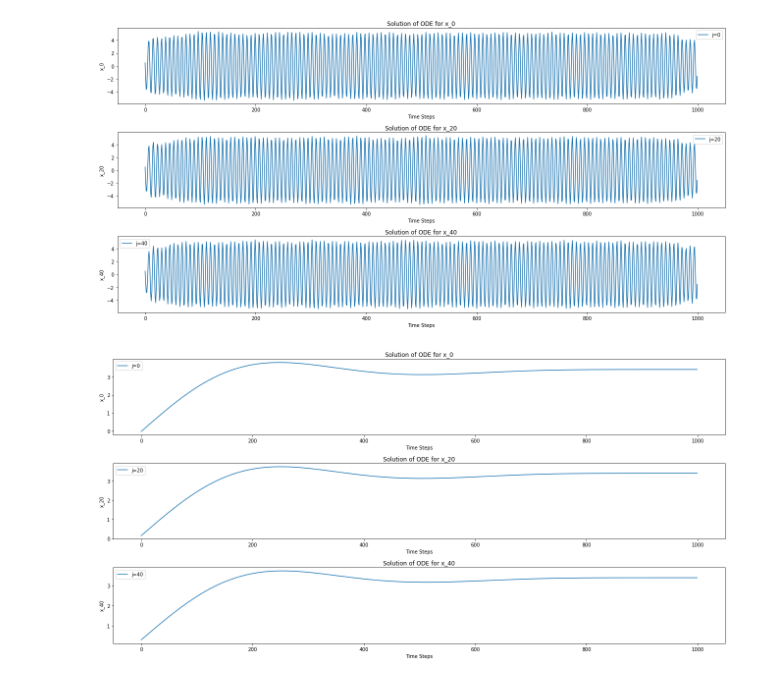
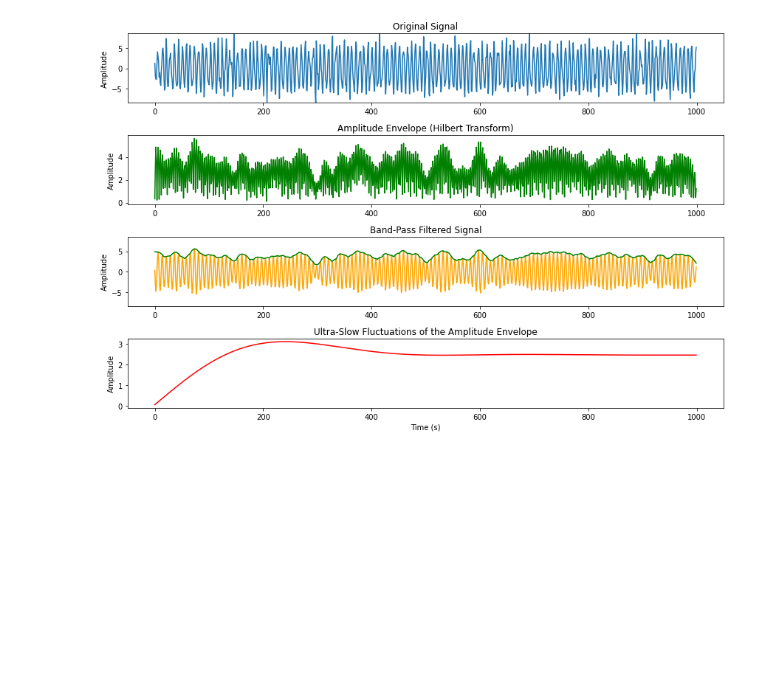
Before and after one commit to shayan823/Deco-Group-1A, a Jupyter notebook: PythonNotebooks/signal_processing.ipynb, the cells around one changed output. Saved outputs shown, nothing was run; the diff lists cells and outputs as text; code cells hidden in the pictures; blank space fills up the shorter version.

```diff
--- a/PythonNotebooks/signal_processing.ipynb
+++ b/PythonNotebooks/signal_processing.ipynb
@@ -70,8 +90,0 @@ for i in range(78):
-# %%
-plot_x_values(filtered_x)
-# %% [output]
-[figure, removed]
-# %%
-# Calculate the Hilbert transform to get the instantaneous amplitude
-amplitude_env_x = np.abs(hilbert(filtered_x))
-amplitude_env_y = np.abs(hilbert(filtered_y))
@@ -82,8 +90,0 @@ ultra_slow_y = np.zeros_like(amplitude_env_y)
-# %%
-for i in range(78):
-    ultra_slow_x[:, i] = lowpass_filter(amplitude_env_x[:, i], lowpass_cutoff, fs)
-    ultra_slow_y[:, i] = lowpass_filter(amplitude_env_y[:, i], lowpass_cutoff, fs)
-# %%
-plot_x_values(ultra_slow_x)
-# %% [output]
-[figure, removed]
@@ -89,0 +134,11 @@ plot_x_values(ultra_slow_x)
+# %%
+# def plot_for_index(index, )
+index = 40
+x = x_values[:,index]
+
+band_pass_fil = filtered_x[:, index]
+amplitude_env = amplitude_env_x[:, index]
+ultra_slow = ultra_slow_x[:,index]
+plot_signal_processing_stages(x, band_pass_fil, amplitude_env, ultra_slow)
+# %% [output]
+[figure, added]
```
Also changed, not shown: parts of 11 cells of this notebook, 1 other file.
